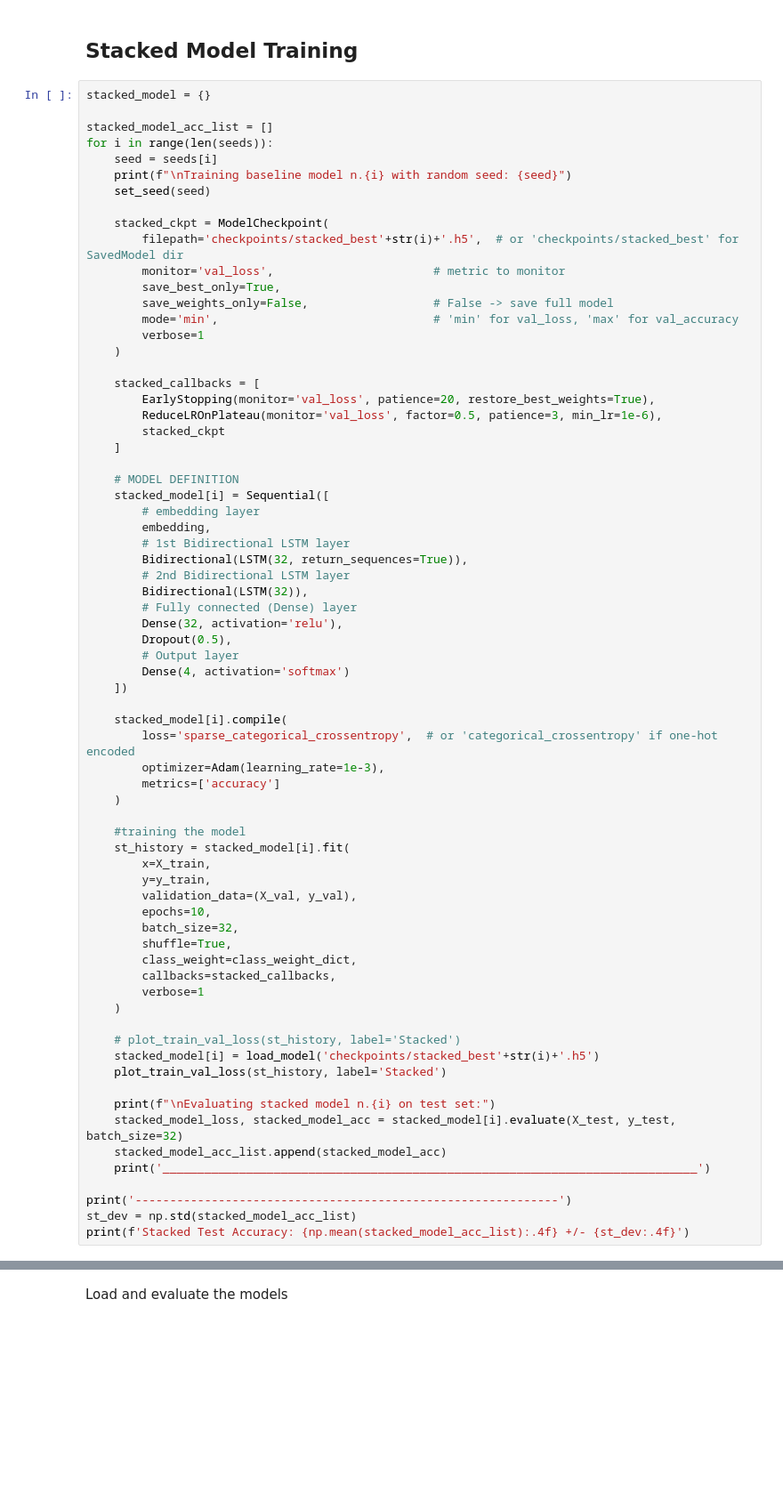
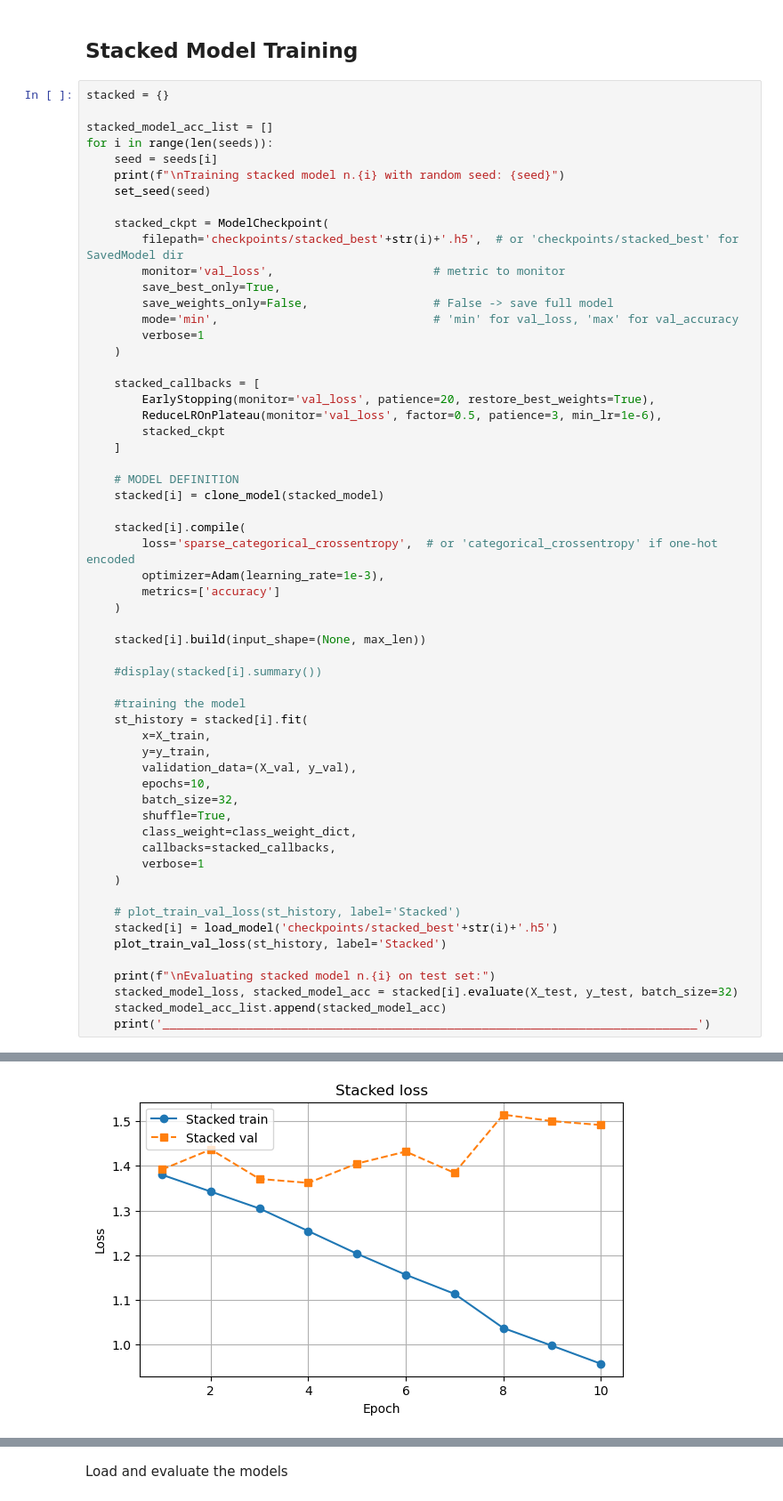
Before and after one commit to antodale/Assignments_NLP_torroni_2025, a Jupyter notebook: Assignment1-2526.ipynb, the cells around one changed output, grey strips where cells are left out. Shown at 89% size. Drawn from its saved outputs; the diff is of its cells as text; blank space fills up the shorter version.

```diff
--- a/Assignment1-2526.ipynb
+++ b/Assignment1-2526.ipynb
@@ -1009,12 +970,12 @@ print("")
 # %% [markdown]
 ## Stacked Model Training
 # %%
-stacked_model = {}
+stacked = {}
 
 stacked_model_acc_list = []
 for i in range(len(seeds)):
     seed = seeds[i]
-    print(f"\nTraining baseline model n.{i} with random seed: {seed}")
+    print(f"\nTraining stacked model n.{i} with random seed: {seed}")
     set_seed(seed)
 
     stacked_ckpt = ModelCheckpoint(
@@ -1033,28 +994,20 @@ for i in range(len(seeds)):
     ]
 
     # MODEL DEFINITION
-    stacked_model[i] = Sequential([
-        # embedding layer
-        embedding,
-        # 1st Bidirectional LSTM layer
-        Bidirectional(LSTM(32, return_sequences=True)),
-        # 2nd Bidirectional LSTM layer
-        Bidirectional(LSTM(32)),
-        # Fully connected (Dense) layer
-        Dense(32, activation='relu'),
-        Dropout(0.5),
-        # Output layer
-        Dense(4, activation='softmax')
-    ])
+    stacked[i] = clone_model(stacked_model)
 
-    stacked_model[i].compile(
+    stacked[i].compile(
         loss='sparse_categorical_crossentropy',  # or 'categorical_crossentropy' if one-hot encoded
         optimizer=Adam(learning_rate=1e-3),
         metrics=['accuracy']
     )
 
+    stacked[i].build(input_shape=(None, max_len))
+
+    #display(stacked[i].summary())
+
     #training the model
-    st_history = stacked_model[i].fit(
+    st_history = stacked[i].fit(
         x=X_train,
         y=y_train,
         validation_data=(X_val, y_val),
@@ -1067,17 +1020,13 @@ for i in range(len(seeds)):
     )
 
     # plot_train_val_loss(st_history, label='Stacked')
-    stacked_model[i] = load_model('checkpoints/stacked_best'+str(i)+'.h5')
+    stacked[i] = load_model('checkpoints/stacked_best'+str(i)+'.h5')
     plot_train_val_loss(st_history, label='Stacked')
 
     print(f"\nEvaluating stacked model n.{i} on test set:")
-    stacked_model_loss, stacked_model_acc = stacked_model[i].evaluate(X_test, y_test, batch_size=32)
+    stacked_model_loss, stacked_model_acc = stacked[i].evaluate(X_test, y_test, batch_size=32)
     stacked_model_acc_list.append(stacked_model_acc)
     print('_____________________________________________________________________________')
-
-print('-------------------------------------------------------------')
-st_dev = np.std(stacked_model_acc_list)
-print(f'Stacked Test Accuracy: {np.mean(stacked_model_acc_list):.4f} +/- {st_dev:.4f}')
 # %% [output]
 Training baseline model n.0 with random seed: 42
 Epoch 1/10
@@ -1105,0 +1068 @@ WARNING:absl:You are saving your model as an HDF5 file via `model.save()` or `ke
+[figure, new version]
```
Also changed, not shown: parts of 38 cells of this notebook.
